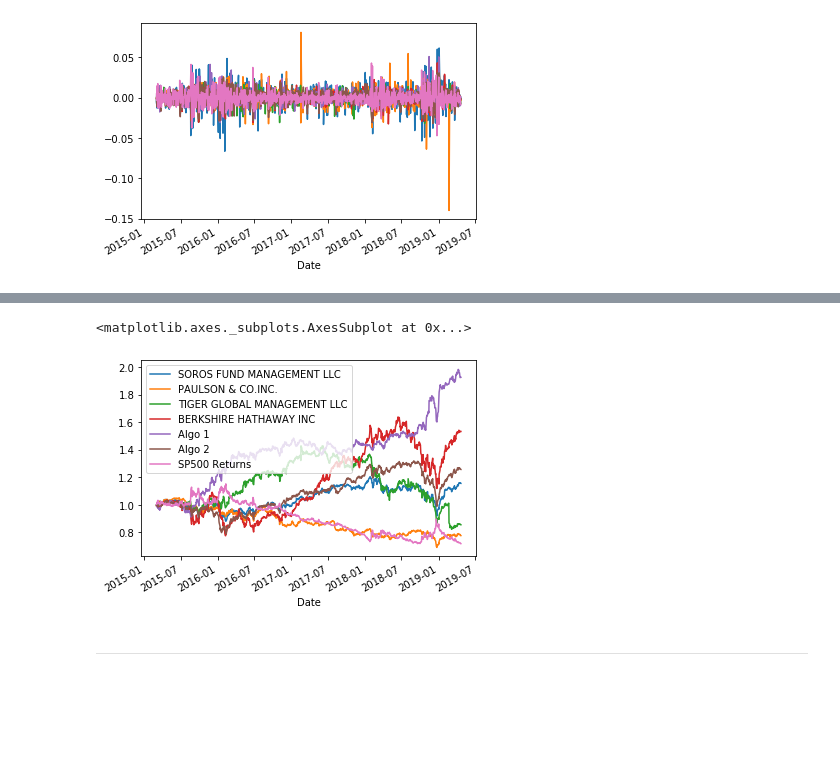
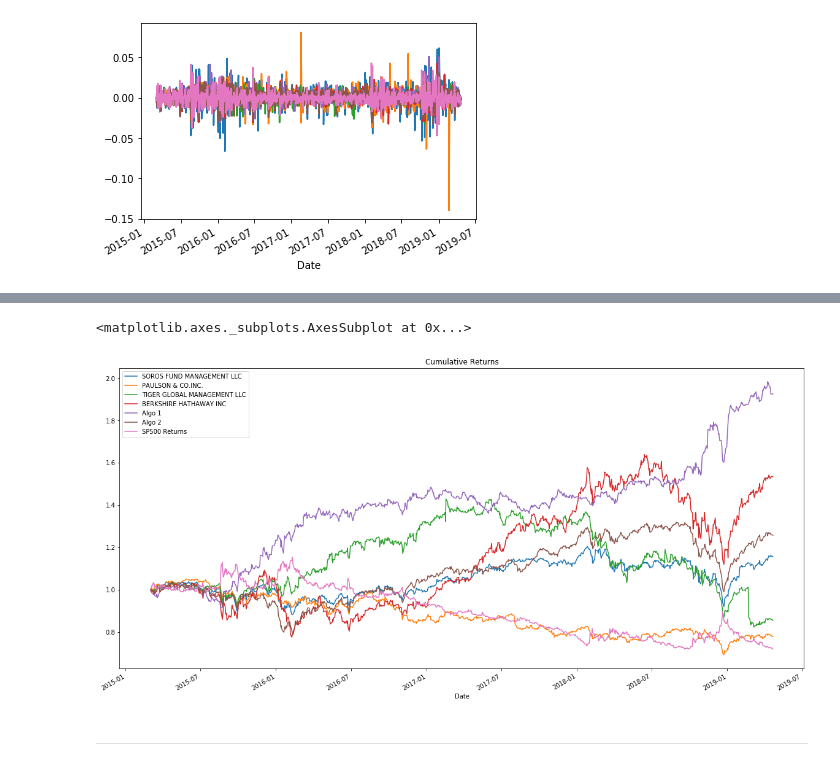
Before and after one commit to CPix18/MyFinTechRepo, a Jupyter notebook: HW3-Pandas/Pandas/Instructions/Starter_Code/whale_analysis.ipynb, the cells around one changed output, grey strips where cells are left out. Drawn from its saved outputs; the diff is of its cells as text; code cells hidden in the pictures; blank space fills up the shorter version.

```diff
--- a/HW3-Pandas/Pandas/Instructions/Starter_Code/whale_analysis.ipynb
+++ b/HW3-Pandas/Pandas/Instructions/Starter_Code/whale_analysis.ipynb
@@ -255,10 +213,10 @@ cumulative_returns.head()
 | 2015-03-09 | 0.997617 | 1.002951 | 0.996633 | 0.989534 | 0.978283 | 0.995563 | ... |
 # %%
 # Plot cumulative returns
-cumulative_returns.plot(figsize = 20,10, title = "Cumulative Returns")
+cumulative_returns.plot(figsize = (20,10), title = "Cumulative Returns")
 # %% [output]
 <matplotlib.axes._subplots.AxesSubplot at 0x...>
-[figure, old version]
+[figure, new version]
 # %% [markdown]
 ---
 # %% [markdown]
```
Also changed, not shown: parts of 14 cells of this notebook.
